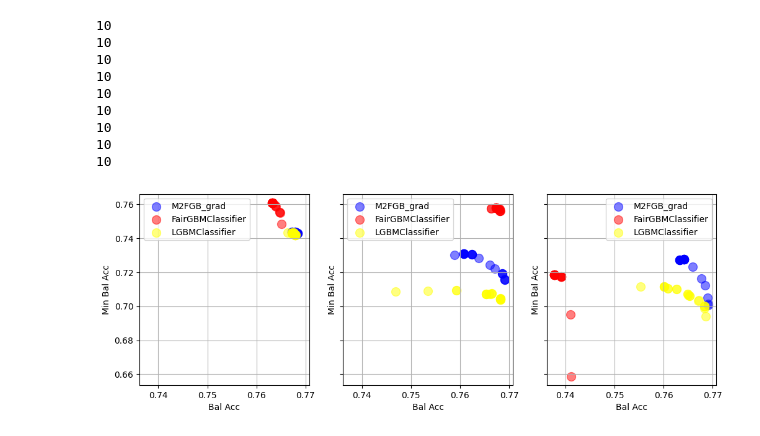
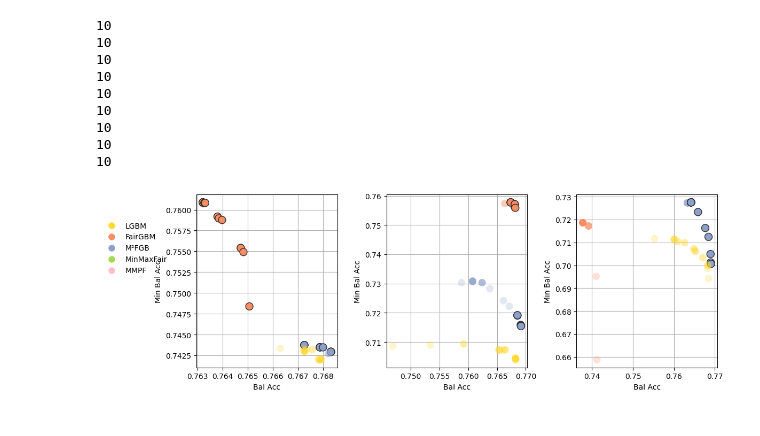
Before and after one commit to hiaac-finance/m2fgb, a Jupyter notebook: notebooks/analyze_results_new.ipynb, the cells around one changed output. Drawn from its saved outputs; the diff is of its cells as text; code cells hidden in the pictures.

Commit message:
update on plots

```diff
--- a/notebooks/analyze_results_new.ipynb
+++ b/notebooks/analyze_results_new.ipynb
@@ -455,0 +289,17 @@ plt.show()
+# %%
+dataset_name = "compas"
+methods = [
+    "M2FGB_grad",
+    #"M2FGB",
+    "FairGBMClassifier",
+    "MinMaxFair",
+    "LGBMClassifier",
+    "MinimaxPareto"
+]
+n_groups = 8
+results = []
+for model_name in methods:
+    path = f"../results/experiment_{n_groups}_groups/{dataset_name}/{model_name}/"
+    results.append(summary_alpha(0.5, dataset_name, model_name, path))
+results = pd.concat(results)
+results
@@ -456,49 +318,70 @@ plt.show()
 # %%
-fig, axs = plt.subplots(nrows = 1, ncols = 3, figsize = (12, 4), sharex = True, sharey = True)
+fig, axs = plt.subplots(nrows = 1, ncols = 3, figsize = (12, 4))
 
 
 dataset_name = "acsincome"
 methods = [
     "M2FGB_grad",
+    #"M2FGB",
     "FairGBMClassifier",
     #"MinMaxFair",
-    "LGBMClassifier"
+    "LGBMClassifier",
+    #"MinimaxPareto"
 ]
-colors = {
-    "M2FGB_grad" : "blue",
-    "FairGBMClassifier" : "red",
-    "MinMaxFair" : "green",
-    "LGBMClassifier" : "yellow",
-}
-for i, n_groups in enumerate([2, 4, 8]):
+for ii, n_groups in enumerate([2, 4, 8]):
+    results = []
     for model_name in methods:
         path = f"../results/experiment_{n_groups}_groups/{dataset_name}/{model_name}/"
-        results = get_result_dataframe(dataset_name, model_name, path)
+        results.append(summary_experiment(dataset_name, model_name, path))
+
+    results = pd.concat(results)
+
+    dominated = []
+    for i, row in results.iterrows():
+        is_dominated = False
+        for j, row2 in results.iterrows():
+            if i == j:
+                continue
+            if row["bal_acc"] < row2["bal_acc"] and row["min_bal_acc"] < row2["min_bal_acc"]:
+                is_dominated = True
+                break
+        dominated.append(is_dominated)
+    results["dominated"] = dominated
 
 
-        axs[i].scatter(
-            results.bal_acc,
-            results.min_bal_acc,
-            c = colors[model_name],
+    for model_name in methods:
+        results_m = results[results.model == model_name]
+
+        axs[ii].scatter(
+            results_m.bal_acc,
+            results_m.min_bal_acc,
+            c = methods_color[model_name],
             s = 100,
-            alpha = 0.5,
-            label = model_name
+            alpha = [0.25 if d else 1 for d in results_m.dominated],
+            label = model_name,
+            lw = [0 if d else 1 for d in results_m.dominated],
+            zorder = 10,
+            ec = ["#ffffff" if d else "#303030" for d in results_m.dominated]
         )
 
 
-    axs[i].legend()
-    axs[i].set_xlabel("Bal Acc")
-    axs[i].set_ylabel("Min Bal Acc")
-    axs[i].grid(True)
+    #axs[ii].legend()
+    axs[ii].set_xlabel("Bal Acc")
+    axs[ii].set_ylabel("Min Bal Acc")
+    axs[ii].grid(True)
+    if ii == 0:
+        axs[ii].legend(handles=handles, loc="lower left", bbox_to_anchor=(-0.7, 0.5), frameon=False)
+
+plt.tight_layout()
 plt.show()
 # %% [output]
 10
 10
 10
 10
 10
 10
 10
 10
 10
-[figure, old version]
+[figure, new version]
```
Also changed, not shown: parts of 22 cells of this notebook.
